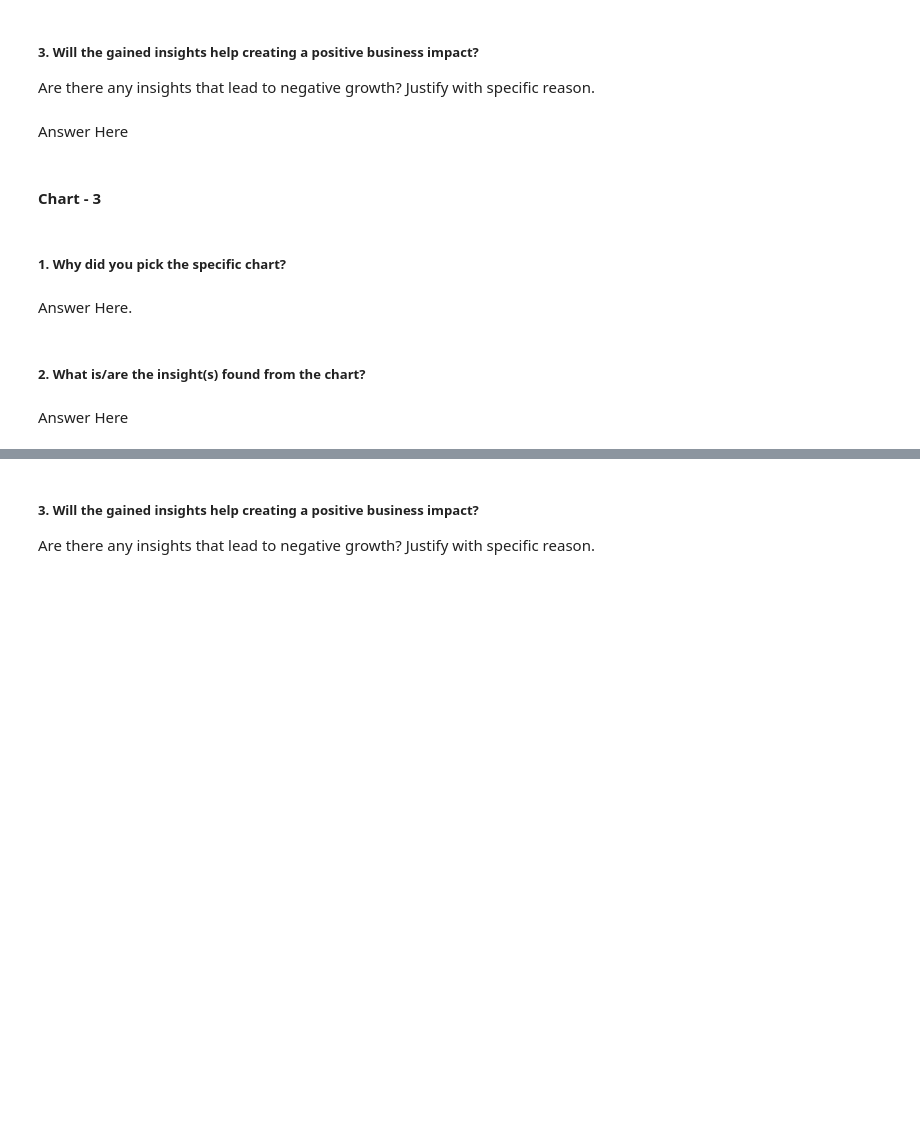
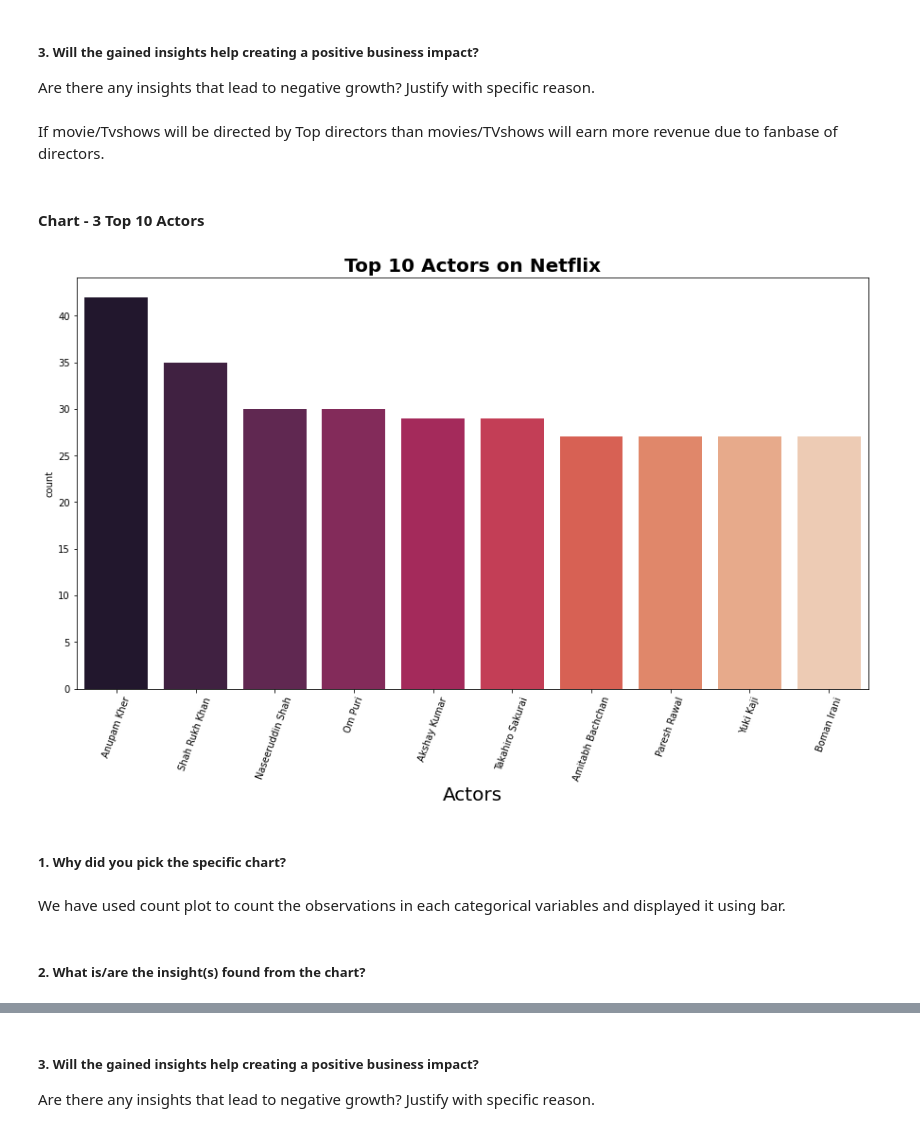
Before and after one commit to Kaushaljha488/NETFLIX_MOVIES_AND_TV_SHOWS_CLUSTERING, a Jupyter notebook: Kaushal_NETFLIX_MOVIES_AND_TV_SHOWS_CLUSTERING.ipynb, the cells around one changed output, grey strips where cells are left out. Drawn from its saved outputs; the diff is of its cells as text; code cells hidden in the pictures; blank space fills up the shorter version.

```diff
--- a/Kaushal_NETFLIX_MOVIES_AND_TV_SHOWS_CLUSTERING.ipynb
+++ b/Kaushal_NETFLIX_MOVIES_AND_TV_SHOWS_CLUSTERING.ipynb
@@ -337,7 +374,7 @@ Answer Here
 # %% [markdown]
 ##### 3. Will the gained insights help creating a positive business impact?
 Are there any insights that lead to negative growth? Justify with specific reason.
-# %% [markdown]
-Answer Here
+# %% [markdown]
+If movie/Tvshows will be directed by Top directors than movies/TVshows will earn more revenue due to fanbase of directors.
 # %% [markdown]
-#### Chart - 3
+#### Chart - 3 Top 10 Actors
@@ -346,8 +381,17 @@ Answer Here
+# %%
+# Chart - 3 visualization code
+actor = df[df.cast != ' '].set_index('title').cast.str.split(', ', expand=True).stack().reset_index(level=1, drop=True)
+plt.figure(figsize=(15,8))
+sns.countplot(x= actor, order=actor.value_counts().index[:10], palette='rocket')
+plt.xticks(rotation = 70)
+plt.xlabel("Actors",size=20)
+plt.title('Top 10 Actors on Netflix',fontsize=20,fontweight='bold')
+plt.show()
+# %% [output]
+[figure, added]
 # %% [markdown]
 ##### 1. Why did you pick the specific chart?
-# %% [markdown]
-Answer Here.
+# %% [markdown]
+We have used count plot to count the observations in each categorical variables and displayed it using bar.
 # %% [markdown]
 ##### 2. What is/are the insight(s) found from the chart?
-# %% [markdown]
-Answer Here
```
Also changed, not shown: parts of 21 cells of this notebook.
